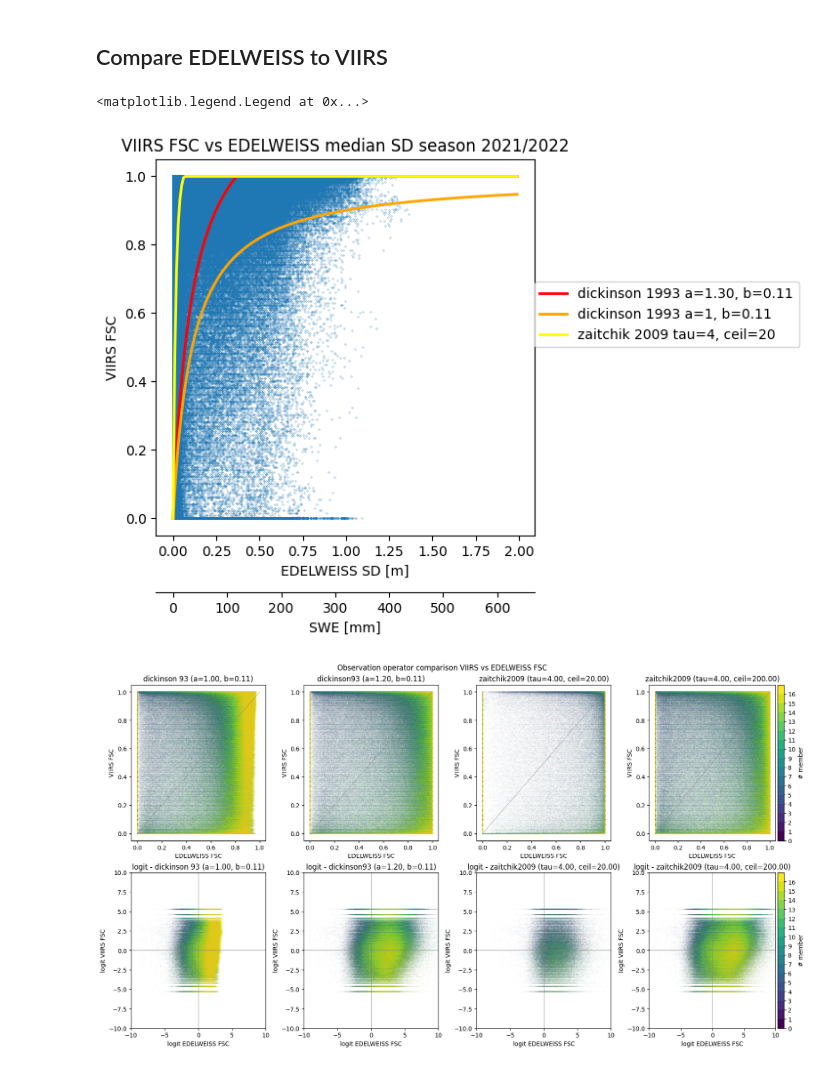
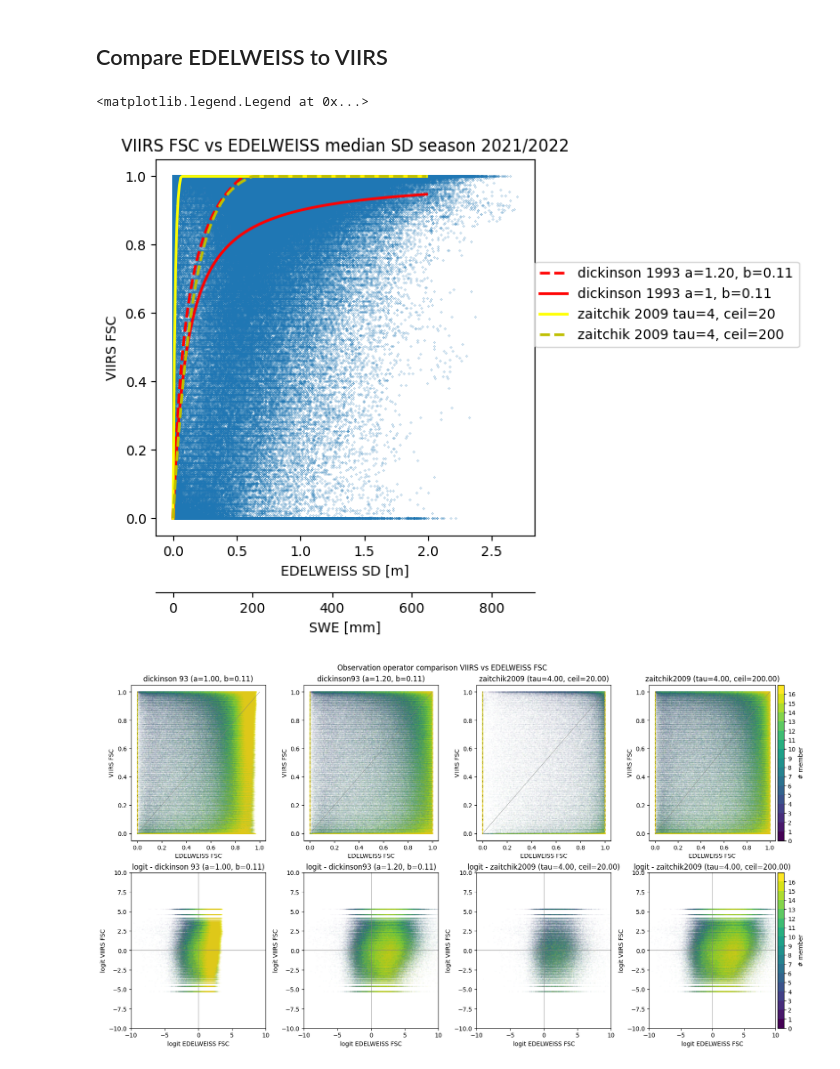
Before and after one commit to nicolaimpe/edelassim, a Jupyter notebook: notebooks/edelweiss_vs_viirs.ipynb, the cells around one changed output. Drawn from its saved outputs; the diff is of its cells as text; code cells hidden in the pictures.

```diff
--- a/notebooks/edelweiss_vs_viirs.ipynb
+++ b/notebooks/edelweiss_vs_viirs.ipynb
@@ -34,10 +34,9 @@ from edelassim.observation_operators import dickinson, zaitchik
 from edelassim.swe import sd_to_swe, swe_to_sd
 
 fig, ax = plt.subplots(figsize=(5, 5))
-sd = edel.sel(x=viirs["x"], y=viirs["y"], method="nearest", time=viirs.coords["time"]).sel(member=1)  # .median(dim="member")
-am, bm = 1.3, 0.11
+sd = edel.sel(x=viirs["x"], y=viirs["y"], method="nearest", time=viirs.coords["time"]).median(dim="member")
+am, bm = 1.2, 0.11
 tau, ceil = 4, 20
-mean_snow_density = 320  # kg/m3
 sd_axis = np.arange(0, 2, 0.01)  # m
 
 
@@ -46,33 +45,40 @@ swe_axis = sd_to_swe(sd_axis)
 
 ax.scatter(sd, viirs, s=0.04)
 ax.plot(
     sd_axis,
     dickinson(sd=sd_axis, a=am, b=bm),
-    "r",
+    "--r",
     linewidth=2,
     label=f"dickinson 1993 a={am:.2f}, b={bm:.2f}",
 )
 ax.plot(
     sd_axis,
     dickinson(sd=sd_axis, a=1, b=0.11),
-    "orange",
+    "r",
     linewidth=2,
     label="dickinson 1993 a=1, b=0.11",
 )
 ax.plot(
     sd_axis,
     zaitchik(swe=swe_axis, tau_scf=tau, swe_full_snow_cover=ceil),
     "yellow",
     linewidth=2,
     label=f"zaitchik 2009 tau={tau}, ceil={ceil}",
 )
+ax.plot(
+    sd_axis,
+    zaitchik(swe=swe_axis, tau_scf=tau, swe_full_snow_cover=200),
+    "--y",
+    linewidth=2,
+    label=f"zaitchik 2009 tau={tau}, ceil={200}",
+)
 # ax.plot(np.arange(0, 2, 0.01), dickinson(sd=np.arange(0, 2, 0.01), a=am, b=bm), "r", linewidth=2)
 ax.set_title("VIIRS FSC vs EDELWEISS median SD season 2021/2022")
 ax.set_ylabel("VIIRS FSC")
 ax.set_xlabel("EDELWEISS SD [m]")
 secax = ax.secondary_xaxis(-0.15, functions=(sd_to_swe, swe_to_sd))
 secax.set_xlabel("SWE [mm]")
 ax.legend(loc=(1, 0.5))
 # %% [output]
 <matplotlib.legend.Legend at 0x...>
-[figure, old version]
+[figure, new version]
```
Also changed, not shown: parts of 9 cells of this notebook.
